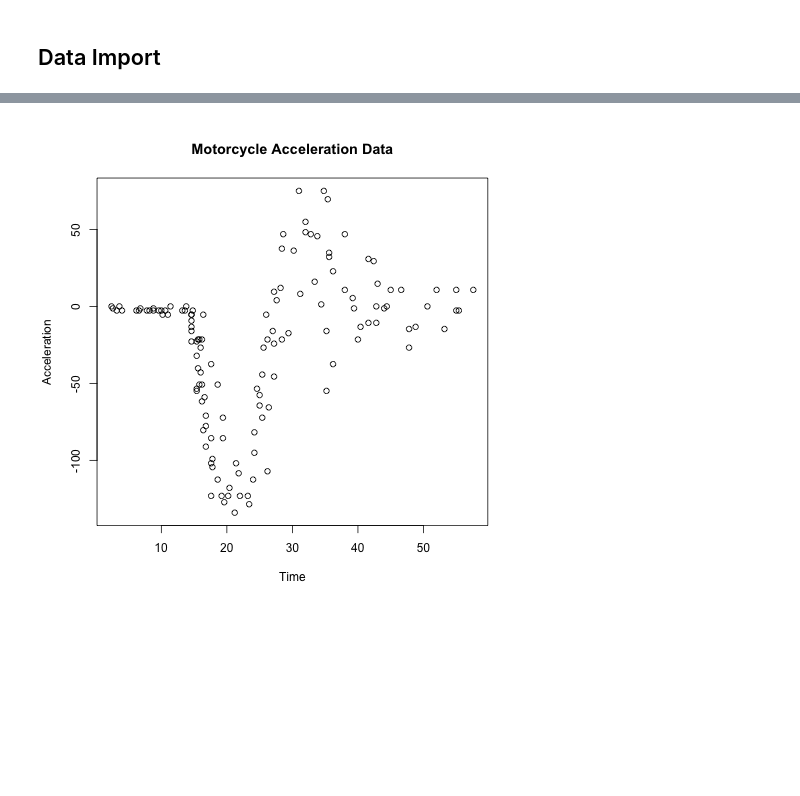
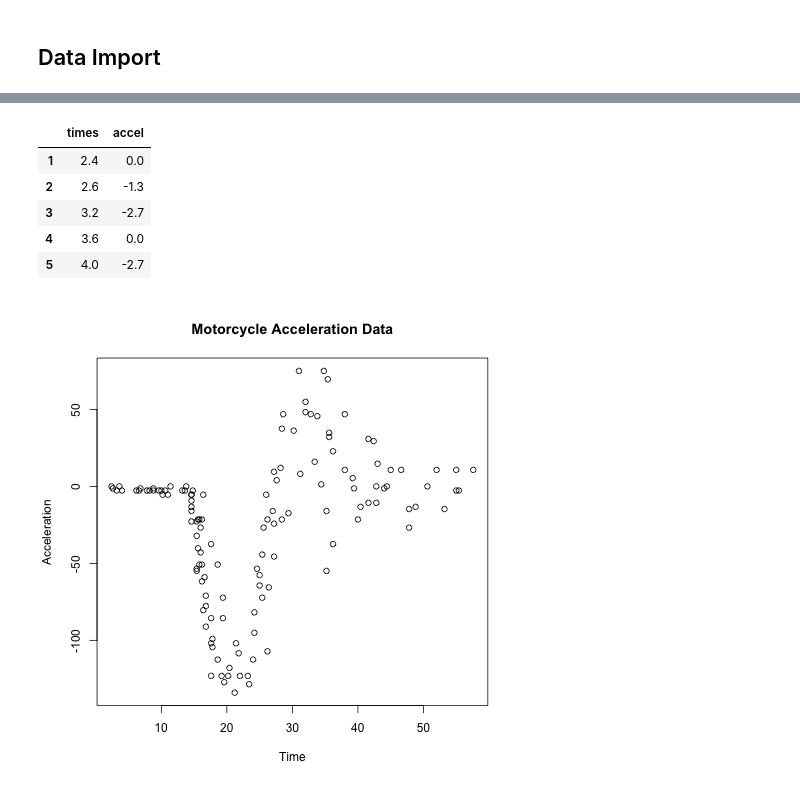
Before and after one commit to liesel-devs/florence-2025, a Jupyter notebook: code-Python/practicals3_ex1.ipynb, the cells around one changed output, grey strips where cells are left out. Drawn from its saved outputs; the diff is of its cells as text; code cells hidden in the pictures; blank space fills up the shorter version.

```diff
--- a/code-Python/practicals3_ex1.ipynb
+++ b/code-Python/practicals3_ex1.ipynb
@@ -60,7 +60,16 @@ data(mcycle)
 # %%
 # pass the zambia data frame to Python
 # we explicitly convert the data frame to a pandas data frame
-mcycle = robjects.pandas2ri.rpy2py(robjects.globalenv['mcycle'])
+mcycle = robjects.globalenv['mcycle']
+# %%
+mcycle.head()
+# %% [output]
+|  | times | accel |
+| 1 | 2.4 | 0.0 |
+| 2 | 2.6 | -1.3 |
+| 3 | 3.2 | -2.7 |
+| 4 | 3.6 | 0.0 |
+| 5 | 4.0 | -2.7 |
 # %%
 %%R
 plot(mcycle$time, mcycle$accel, xlab = "Time", ylab = "Acceleration", main = "Motorcycle Acceleration Data")
```
Also changed, not shown: parts of 3 cells of this notebook, 1 other file.
